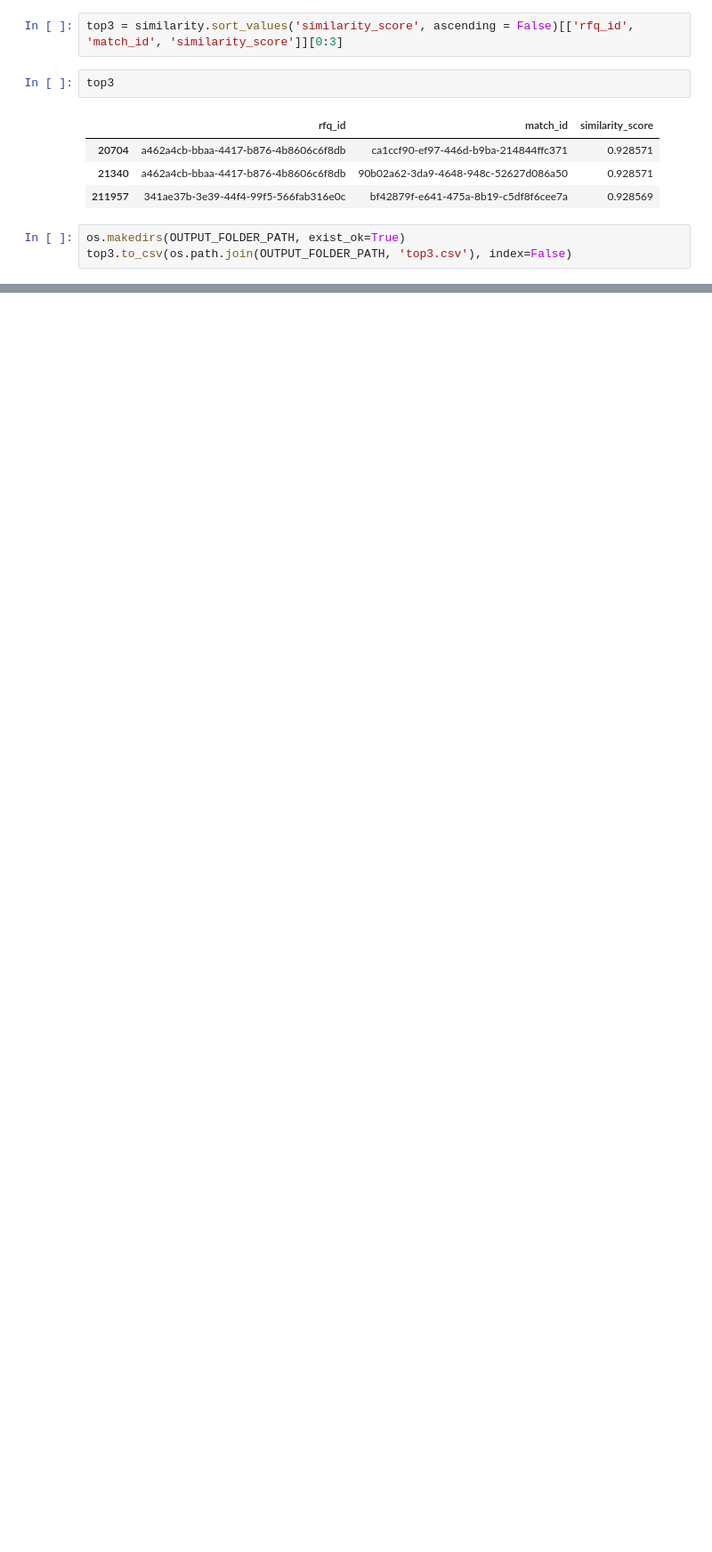
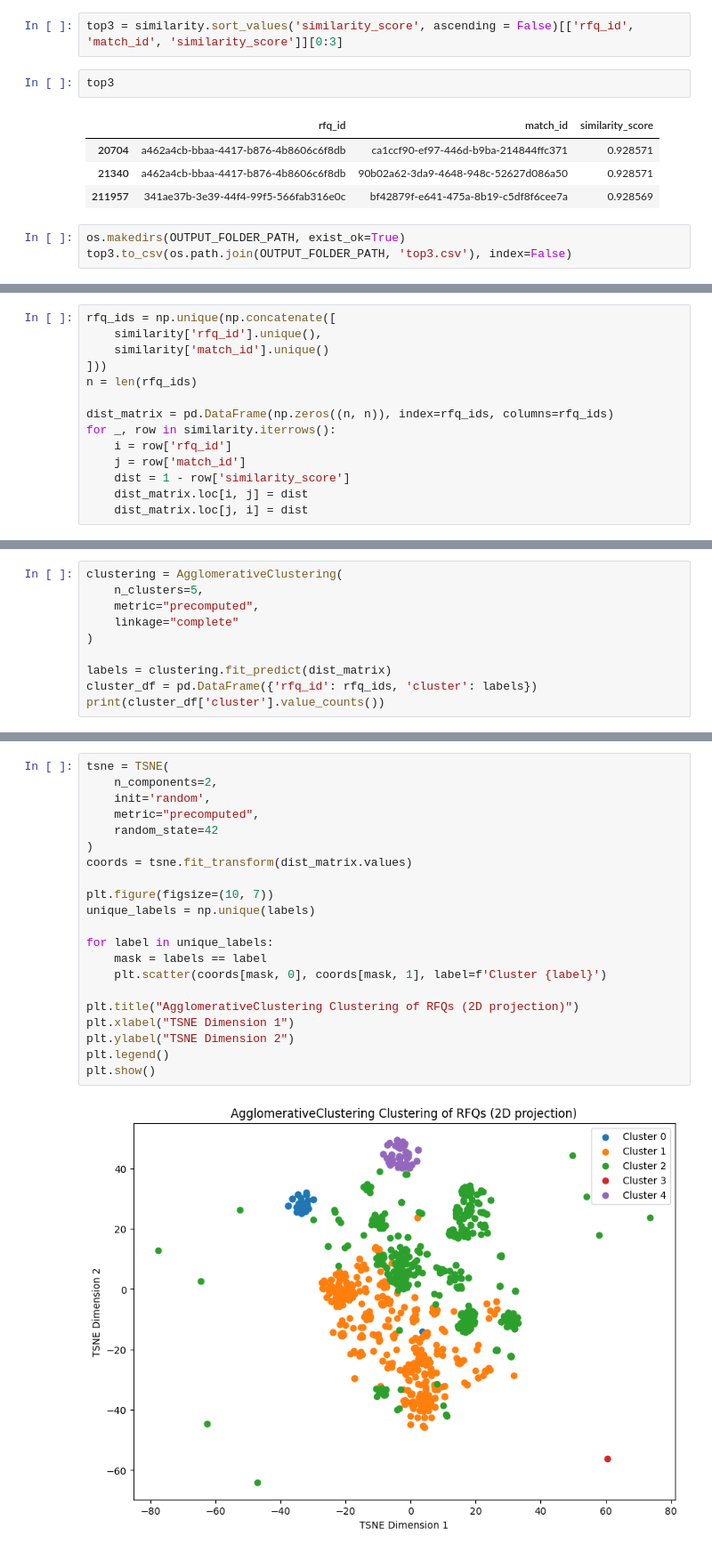
Before and after one commit to shayantabatabaee/vanilla-steel-assesment, a Jupyter notebook: run.ipynb, the cells around one changed output, grey strips where cells are left out. Shown at 89% size. Cells and saved outputs as stored; diff of their text form; blank space fills up the shorter version.

```diff
--- a/run.ipynb
+++ b/run.ipynb
@@ -526,0 +648,14 @@ top3.to_csv(os.path.join(OUTPUT_FOLDER_PATH, 'top3.csv'), index=False)
+# %%
+rfq_ids = np.unique(np.concatenate([
+    similarity['rfq_id'].unique(),
+    similarity['match_id'].unique()
+]))
+n = len(rfq_ids)
+
+dist_matrix = pd.DataFrame(np.zeros((n, n)), index=rfq_ids, columns=rfq_ids)
+for _, row in similarity.iterrows():
+    i = row['rfq_id']
+    j = row['match_id']
+    dist = 1 - row['similarity_score']
+    dist_matrix.loc[i, j] = dist
+    dist_matrix.loc[j, i] = dist
@@ -526,0 +664,10 @@ top3.to_csv(os.path.join(OUTPUT_FOLDER_PATH, 'top3.csv'), index=False)
+# %%
+clustering = AgglomerativeClustering(
+    n_clusters=5,
+    metric="precomputed",
+    linkage="complete"
+)
+
+labels = clustering.fit_predict(dist_matrix)
+cluster_df = pd.DataFrame({'rfq_id': rfq_ids, 'cluster': labels})
+print(cluster_df['cluster'].value_counts())
@@ -526,0 +682,23 @@ top3.to_csv(os.path.join(OUTPUT_FOLDER_PATH, 'top3.csv'), index=False)
+# %%
+tsne = TSNE(
+    n_components=2,
+    init='random',
+    metric="precomputed",
+    random_state=42
+)
+coords = tsne.fit_transform(dist_matrix.values)
+
+plt.figure(figsize=(10, 7))
+unique_labels = np.unique(labels)
+
+for label in unique_labels:
+    mask = labels == label
+    plt.scatter(coords[mask, 0], coords[mask, 1], label=f'Cluster {label}')
+
+plt.title("AgglomerativeClustering Clustering of RFQs (2D projection)")
+plt.xlabel("TSNE Dimension 1")
+plt.ylabel("TSNE Dimension 2")
+plt.legend()
+plt.show()
+# %% [output]
+[figure, added]
```
Also changed, not shown: parts of 22 cells of this notebook.
